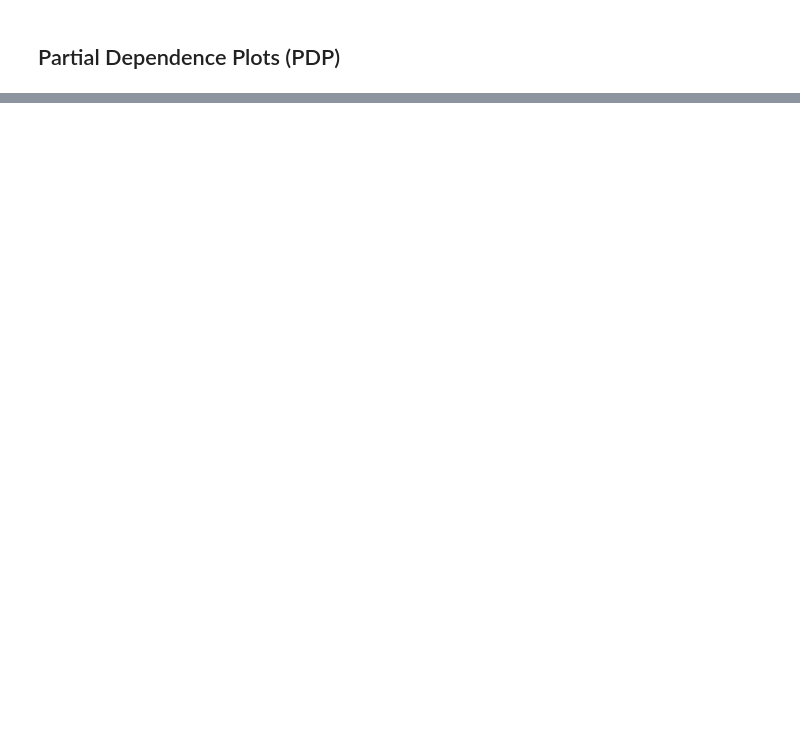
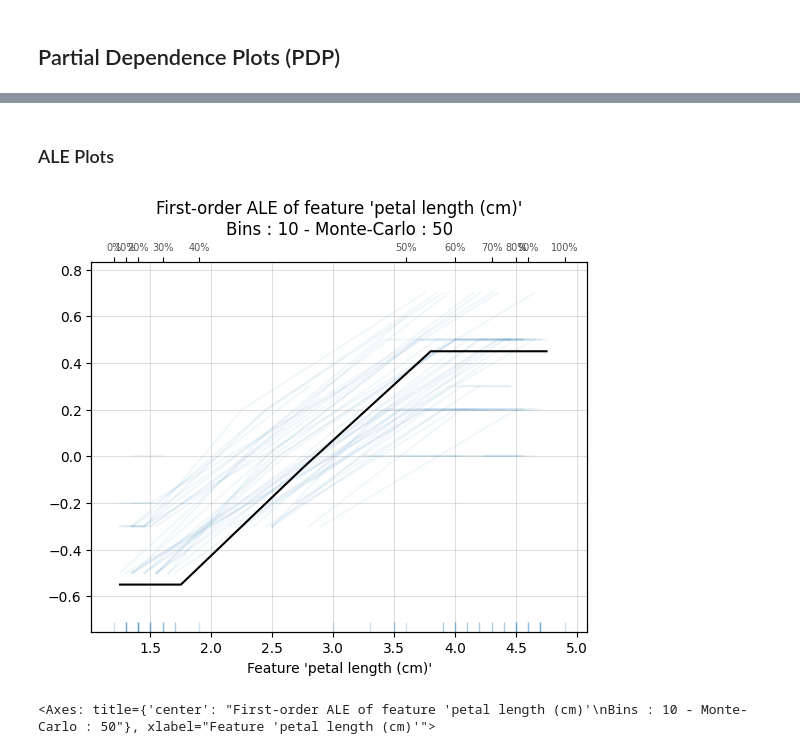
Before and after one commit to XueqingWu/Explainable_AI_Global_Explanation, a Jupyter notebook: Global_Explanation.ipynb, the cells around one changed output, grey strips where cells are left out. Cells and saved outputs as stored; diff of their text form; code cells hidden in the pictures; blank space fills up the shorter version.

```diff
--- a/Global_Explanation.ipynb
+++ b/Global_Explanation.ipynb
@@ -132,0 +153,8 @@ SyntaxError: invalid syntax (<ipython-input-20-b55431f3a316>, line 2)
+# %% [markdown]
+### ALE Plots
+# %%
+# Use default parameters for 1D Main Effect ALE Plot
+ale_plot(model, X_train, 'petal length (cm)', monte_carlo=True)
+# %% [output]
+[figure, added]
+<Axes: title={'center': "First-order ALE of feature 'petal length (cm)'\nBins : 10 - Monte-Carlo : 50"}, xlabel="Feature 'petal length (cm)'">
```
Also changed, not shown: parts of 11 cells of this notebook.
